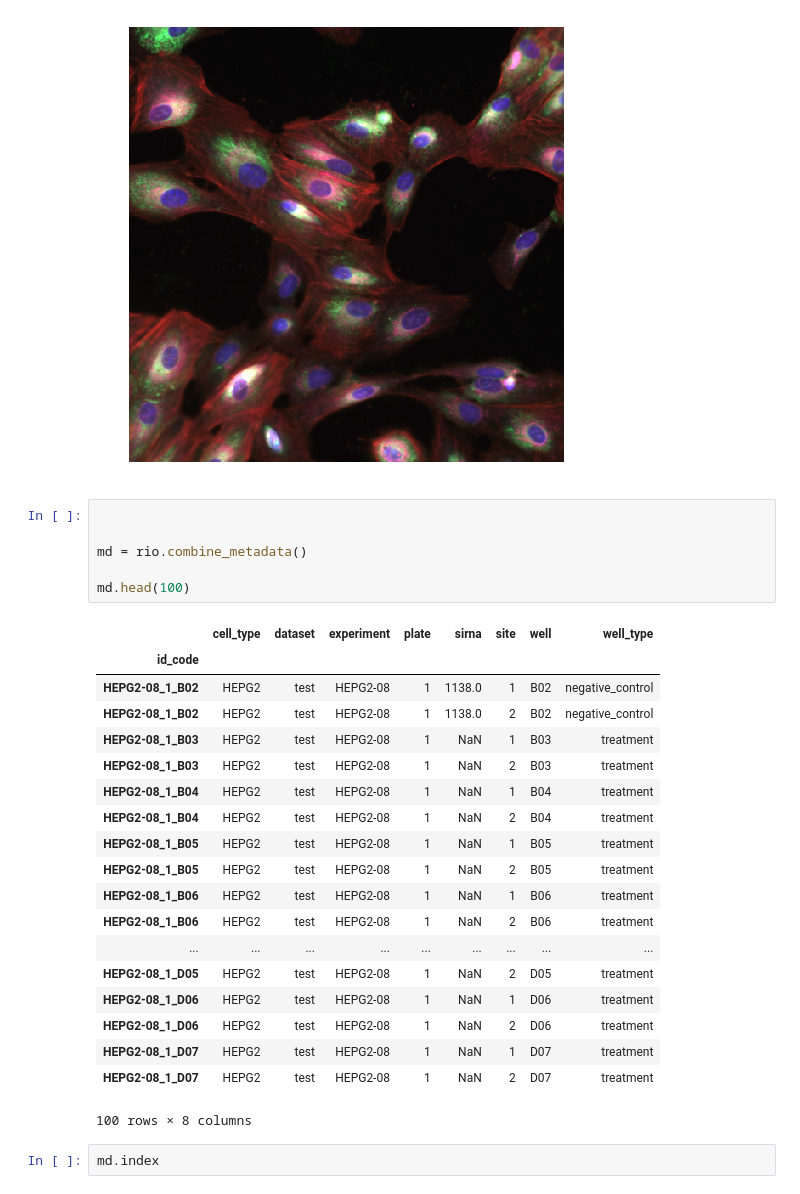
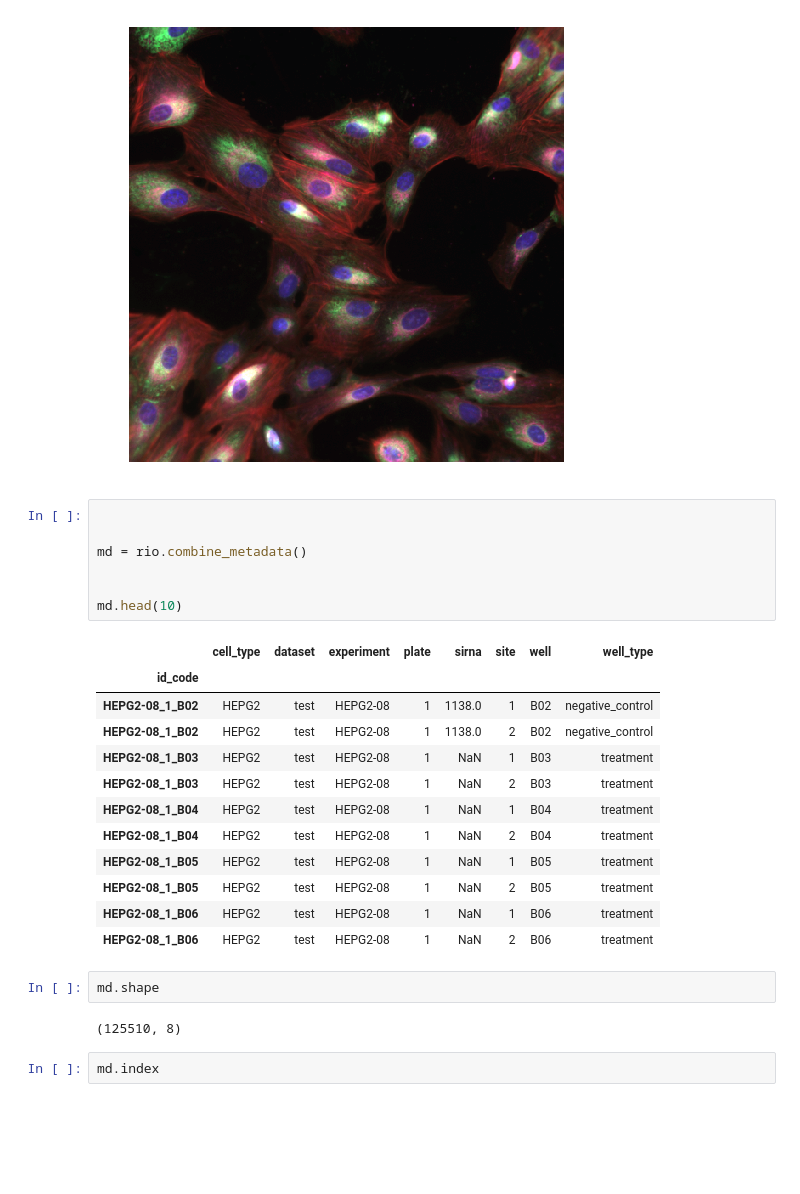
Before and after one commit to sergeiissaev/Recursion-Cellular-Image-Classification, a Jupyter notebook: Recursion_Cellular_Image_Classification_EDA.ipynb, the cells around one changed output. Saved outputs shown, nothing was run; the diff lists cells and outputs as text; blank space fills up the shorter version.

```diff
--- a/Recursion_Cellular_Image_Classification_EDA.ipynb
+++ b/Recursion_Cellular_Image_Classification_EDA.ipynb
@@ -69,29 +69,27 @@ _ = plt.imshow(x)
 # %%
 
 
 md = rio.combine_metadata()
 
-md.head(100)
+
+md.head(10)
 # %% [output]
 |  | cell_type | dataset | experiment | plate | sirna | site | well | well_type |
 | id_code |  |  |  |  |  |  |  |  |
 | HEPG2-08_1_B02 | HEPG2 | test | HEPG2-08 | 1 | 1138.0 | 1 | B02 | negative_control |
 | HEPG2-08_1_B02 | HEPG2 | test | HEPG2-08 | 1 | 1138.0 | 2 | B02 | negative_control |
 | HEPG2-08_1_B03 | HEPG2 | test | HEPG2-08 | 1 | NaN | 1 | B03 | treatment |
 | HEPG2-08_1_B03 | HEPG2 | test | HEPG2-08 | 1 | NaN | 2 | B03 | treatment |
 | HEPG2-08_1_B04 | HEPG2 | test | HEPG2-08 | 1 | NaN | 1 | B04 | treatment |
 | HEPG2-08_1_B04 | HEPG2 | test | HEPG2-08 | 1 | NaN | 2 | B04 | treatment |
 | HEPG2-08_1_B05 | HEPG2 | test | HEPG2-08 | 1 | NaN | 1 | B05 | treatment |
 | HEPG2-08_1_B05 | HEPG2 | test | HEPG2-08 | 1 | NaN | 2 | B05 | treatment |
 | HEPG2-08_1_B06 | HEPG2 | test | HEPG2-08 | 1 | NaN | 1 | B06 | treatment |
 | HEPG2-08_1_B06 | HEPG2 | test | HEPG2-08 | 1 | NaN | 2 | B06 | treatment |
-| ... | ... | ... | ... | ... | ... | ... | ... | ... |
-| HEPG2-08_1_D05 | HEPG2 | test | HEPG2-08 | 1 | NaN | 2 | D05 | treatment |
-| HEPG2-08_1_D06 | HEPG2 | test | HEPG2-08 | 1 | NaN | 1 | D06 | treatment |
-| HEPG2-08_1_D06 | HEPG2 | test | HEPG2-08 | 1 | NaN | 2 | D06 | treatment |
-| HEPG2-08_1_D07 | HEPG2 | test | HEPG2-08 | 1 | NaN | 1 | D07 | treatment |
-| HEPG2-08_1_D07 | HEPG2 | test | HEPG2-08 | 1 | NaN | 2 | D07 | treatment |
-100 rows × 8 columns
+# %%
+md.shape
+# %% [output]
+(125510, 8)
 # %%
 md.index
 # %% [output]
```
Also changed, not shown: parts of 13 cells of this notebook.
